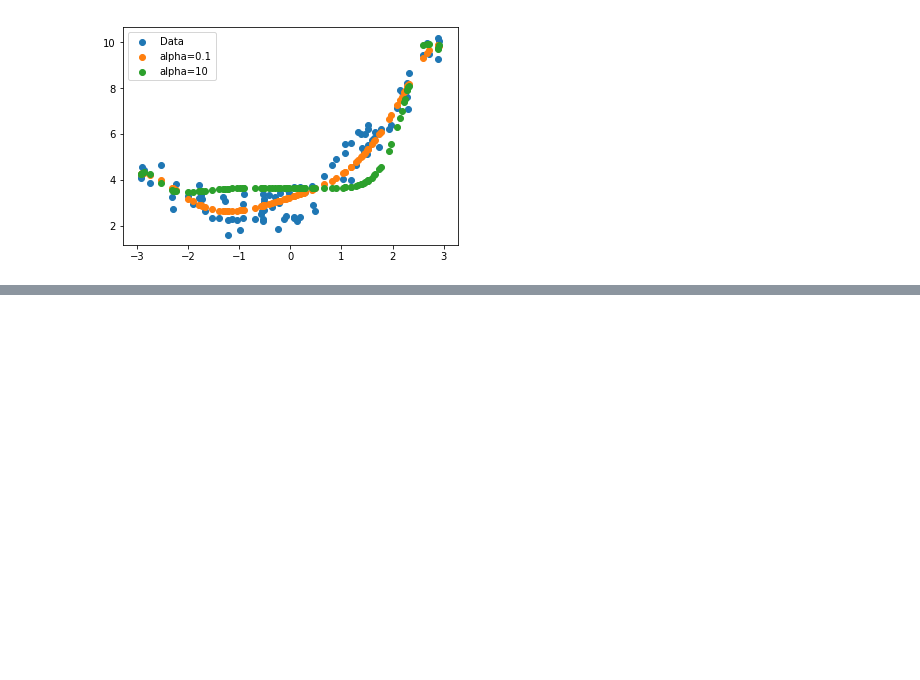
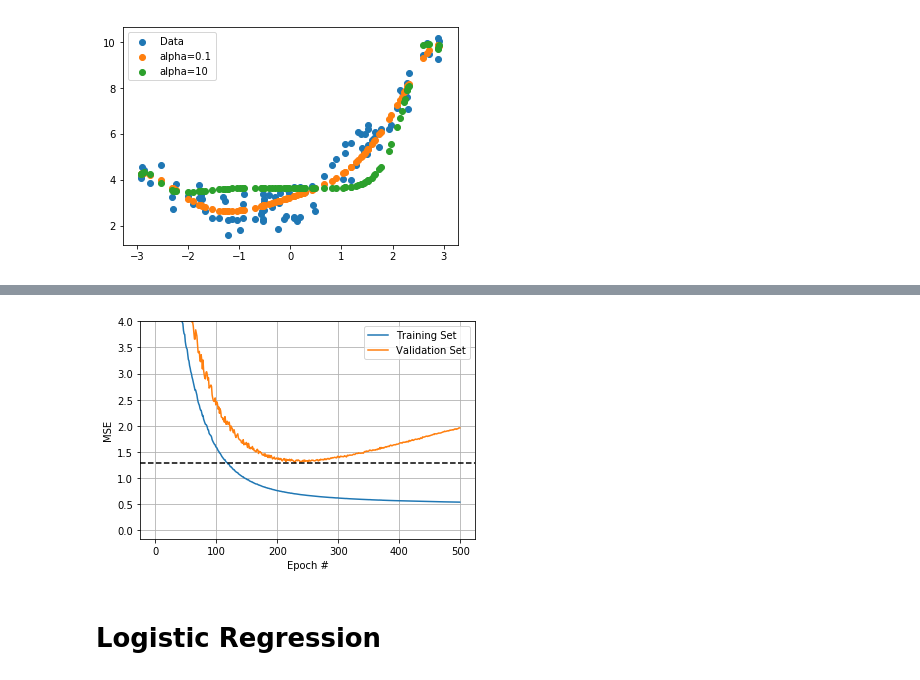
Before and after one commit to lukepolson/Machine-Learning, a Jupyter notebook: Chapter4.ipynb, the cells around one changed output, grey strips where cells are left out. Cells and saved outputs as stored; diff of their text form; code cells hidden in the pictures; blank space fills up the shorter version.

```diff
--- a/Chapter4.ipynb
+++ b/Chapter4.ipynb
@@ -390,0 +434,10 @@ plt.show()
+# %%
+from sklearn.preprocessing import StandardScaler
+
+poly_scaler = Pipeline([
+        ("poly_features", PolynomialFeatures(degree=90, include_bias=False)),
+        ("std_scaler", StandardScaler())
+    ])
+
+X_train_poly_scaled = poly_scaler.fit_transform(X_train)
+X_val_poly_scaled = poly_scaler.transform(X_val)
@@ -390,0 +446,37 @@ plt.show()
+# %%
+%%capture
+
+from sklearn.base import clone
+
+sgd_reg = SGDRegressor(max_iter=1, tol=-np.infty, warm_start=True, penalty=None,
+                      learning_rate='constant', eta0=0.0005)
+minimum_val_error = float('inf')
+best_epoch = None
+train_errors = np.array([])
+val_errors = np.array([])
+
+for epoch in range(500):
+    sgd_reg.fit(X_train_poly_scaled, y_train)
+
+    y_train_predict = sgd_reg.predict(X_train_poly_scaled)
+    y_val_predict = sgd_reg.predict(X_val_poly_scaled)
+
+    train_error = mean_squared_error(y_train, y_train_predict)
+    val_error = mean_squared_error(y_val, y_val_predict)
+
+    train_errors = np.append(train_errors, train_error)
+    val_errors = np.append(val_errors, val_error)
+# %%
+plt.plot(train_errors, label='Training Set')
+plt.plot(val_errors, label='Validation Set')
+plt.axhline(np.min(val_errors), color='k', ls='--')
+plt.ylim(top=4)
+plt.xlabel('Epoch #')
+plt.ylabel('MSE')
+plt.legend()
+plt.grid()
+plt.show()
+# %% [output]
+[figure, added]
+# %% [markdown]
+# Logistic Regression
```
Also changed, not shown: parts of 18 cells of this notebook.
